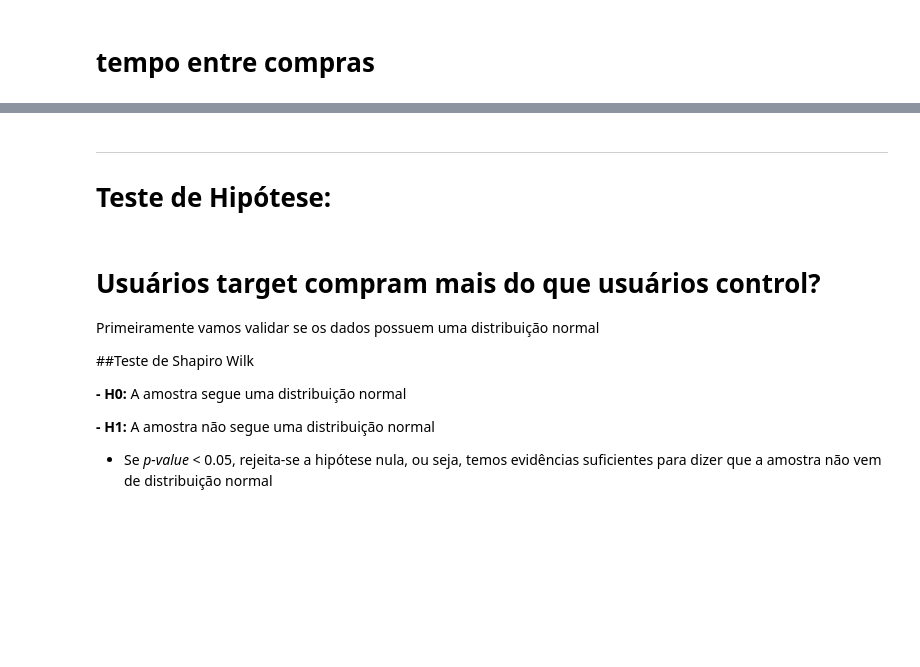
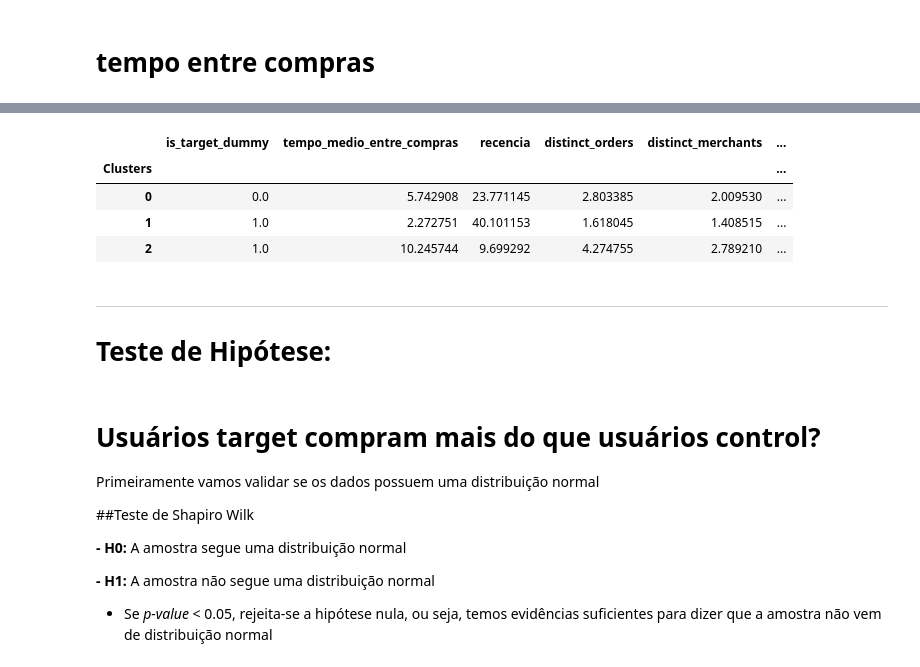
Before and after one commit to NathanyApSalles/analysis_foodtech, a Jupyter notebook: Case_Tecnico_DataAnalyst_Ifood.ipynb, the cells around one changed output, grey strips where cells are left out. Cells and saved outputs as stored; diff of their text form; code cells hidden in the pictures; blank space fills up the shorter version.

```diff
--- a/Case_Tecnico_DataAnalyst_Ifood.ipynb
+++ b/Case_Tecnico_DataAnalyst_Ifood.ipynb
@@ -232,0 +507,5 @@ NameError: name 'pd_perfil_compra' is not defined
+# %%
+model = KMeans(n_clusters=3).fit(pd_perfil_compra_n)
+predict = model.predict(pd_perfil_compra_n)
+pd_perfil_compra["Clusters"] = predict
+pd_perfil_compra["Clusters"].value_counts()
@@ -233,3 +519,11 @@ NameError: name 'pd_perfil_compra' is not defined
+# %%
+pd_perfil_compra.groupby("Clusters")[["is_target_dummy", "tempo_medio_entre_compras", "recencia", "distinct_orders", "distinct_merchants", "order_total_amount", "ticket_medio"]].mean()
+# %% [output]
+|  | is_target_dummy | tempo_medio_entre_compras | recencia | distinct_orders | distinct_merchants | ... |
+| Clusters |  |  |  |  |  | ... |
+| 0 | 0.0 | 5.742908 | 23.771145 | 2.803385 | 2.009530 | ... |
+| 1 | 1.0 | 2.272751 | 40.101153 | 1.618045 | 1.408515 | ... |
+| 2 | 1.0 | 10.245744 | 9.699292 | 4.274755 | 2.789210 | ... |
 # %% [markdown]
 
 
```
Also changed, not shown: parts of 27 cells of this notebook.
